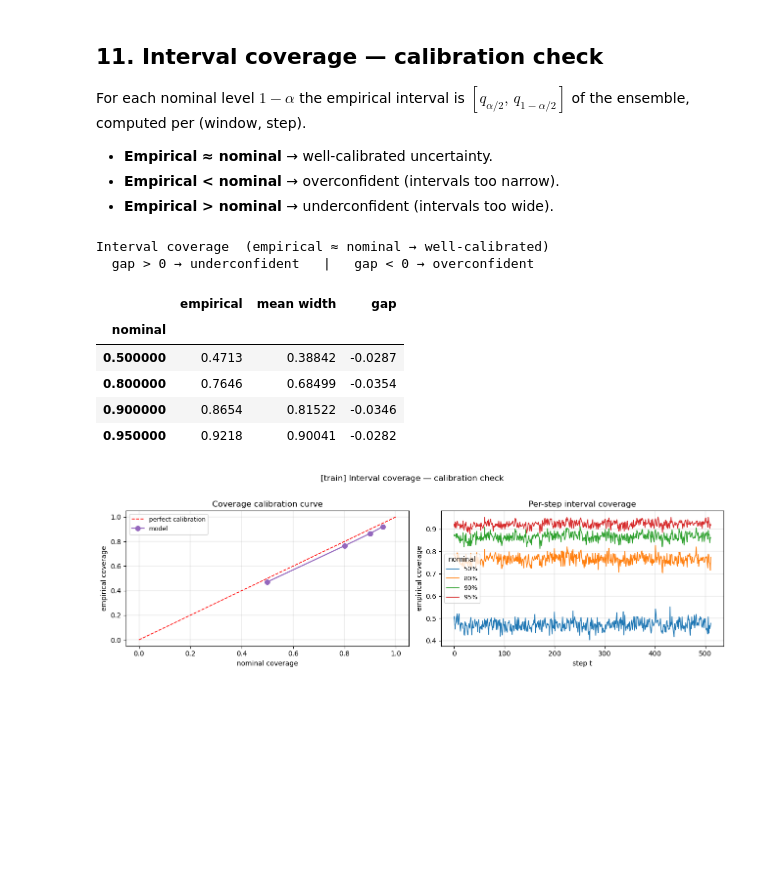
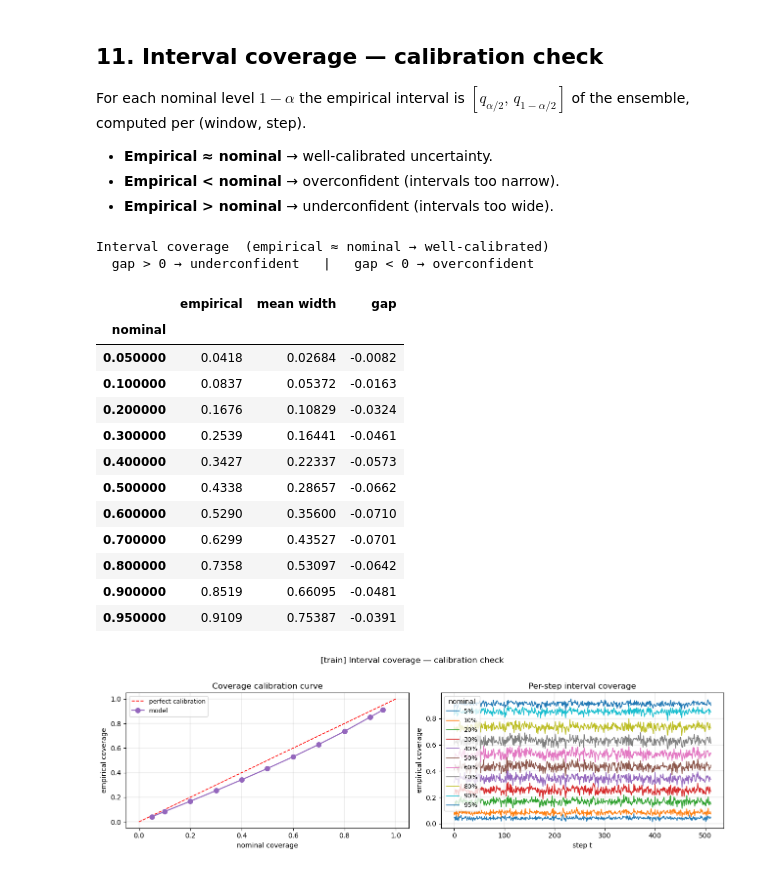
Before and after one commit to GiacomoNegri/Master-Thesis, a Jupyter notebook: notebooks/OHLC_conditional_csv_analysis.ipynb, the cells around one changed output. Drawn from its saved outputs; the diff is of its cells as text; code cells hidden in the pictures; blank space fills up the shorter version.

```diff
--- a/notebooks/OHLC_conditional_csv_analysis.ipynb
+++ b/notebooks/OHLC_conditional_csv_analysis.ipynb
@@ -20,7 +20,7 @@ CSV schemas
 # %%
 # ── USER INPUTS ───────────────────────────────────────────────────────────────
 CHECKPOINT_STEM = (
-    "EDM_REPL__CLOS_ep-99_step-6534_lr-8e-04_ch-128_layers-6_20260514_201539_rev_steps_400/csv500_samples50_seed50_20260517_200645"
+    "edm_Pmean_-1.4_Pstd_1.6_seq_len_512_stride_100_decay_epoch_best_PROVA/csv1000_samples50_seed50_20260515_201458"
 )  # <-- sub-folder name under GEN_DIR (= checkpoint filename without .pt)
 
 GEN_DIR = "../data/generated/edm"  # base directory where generate_samples.py writes
@@ -985,7 +981,7 @@ For each nominal level $1-\alpha$ the empirical interval is $[q_{\alpha/2},\, q_
 - **Empirical < nominal** → overconfident (intervals too narrow).
 - **Empirical > nominal** → underconfident (intervals too wide).
 # %%
-COVERAGE_LEVELS = [0.50, 0.80, 0.90, 0.95]
+COVERAGE_LEVELS = [0.05,0.1,0.2,0.3,0.4,0.50,0.6,0.7,0.8,0.90, 0.95]
 
 rows = []
 per_step_curves = {}
@@ -1017,35 +1013,42 @@ display(df_cov.set_index("nominal").style.format(
 
 fig, axes = plt.subplots(1, 2, figsize=(13, 4))
 
 # ── Calibration curve ─────────────────────────────────────────────────────────
 nominals   = [r["nominal"]   for r in rows]
 empiricals = [r["empirical"] for r in rows]
 axes[0].plot([0, 1], [0, 1], "r--", lw=1.2, label="perfect calibration")
 axes[0].plot(nominals, empiricals, "o-", color="tab:purple", lw=1.6, ms=7, label="model")
 axes[0].set_xlabel("nominal coverage"); axes[0].set_ylabel("empirical coverage")
 axes[0].set_title("Coverage calibration curve")
 axes[0].legend(fontsize=9); axes[0].grid(True, linewidth=0.3)
 
 # ── Per-step coverage for each level ─────────────────────────────────────────
 for level, curve in per_step_curves.items():
     axes[1].plot(steps, curve, lw=1.2, label=f"{level:.0%}")
 axes[1].set_xlabel("step t"); axes[1].set_ylabel("empirical coverage")
 axes[1].set_title("Per-step interval coverage")
 axes[1].legend(fontsize=9, title="nominal"); axes[1].grid(True, linewidth=0.3)
 
 plt.suptitle(f"[{ANALYSIS_SPLIT}] Interval coverage — calibration check", y=1.02)
 plt.tight_layout()
 display(fig)
 plt.close(fig)
 
 # plt.show()
 # %% [output]
 Interval coverage  (empirical ≈ nominal → well-calibrated)
   gap > 0 → underconfident   |   gap < 0 → overconfident
 |  | empirical | mean width | gap |
 | nominal |  |  |  |
-| 0.500000 | 0.4713 | 0.38842 | -0.0287 |
-| 0.800000 | 0.7646 | 0.68499 | -0.0354 |
-| 0.900000 | 0.8654 | 0.81522 | -0.0346 |
-| 0.950000 | 0.9218 | 0.90041 | -0.0282 |
+| 0.050000 | 0.0418 | 0.02684 | -0.0082 |
+| 0.100000 | 0.0837 | 0.05372 | -0.0163 |
+| 0.200000 | 0.1676 | 0.10829 | -0.0324 |
+| 0.300000 | 0.2539 | 0.16441 | -0.0461 |
+| 0.400000 | 0.3427 | 0.22337 | -0.0573 |
+| 0.500000 | 0.4338 | 0.28657 | -0.0662 |
+| 0.600000 | 0.5290 | 0.35600 | -0.0710 |
+| 0.700000 | 0.6299 | 0.43527 | -0.0701 |
+| 0.800000 | 0.7358 | 0.53097 | -0.0642 |
+| 0.900000 | 0.8519 | 0.66095 | -0.0481 |
+| 0.950000 | 0.9109 | 0.75387 | -0.0391 |
-[figure, old version]
+[figure, new version]
```
Also changed, not shown: parts of 12 cells of this notebook.
